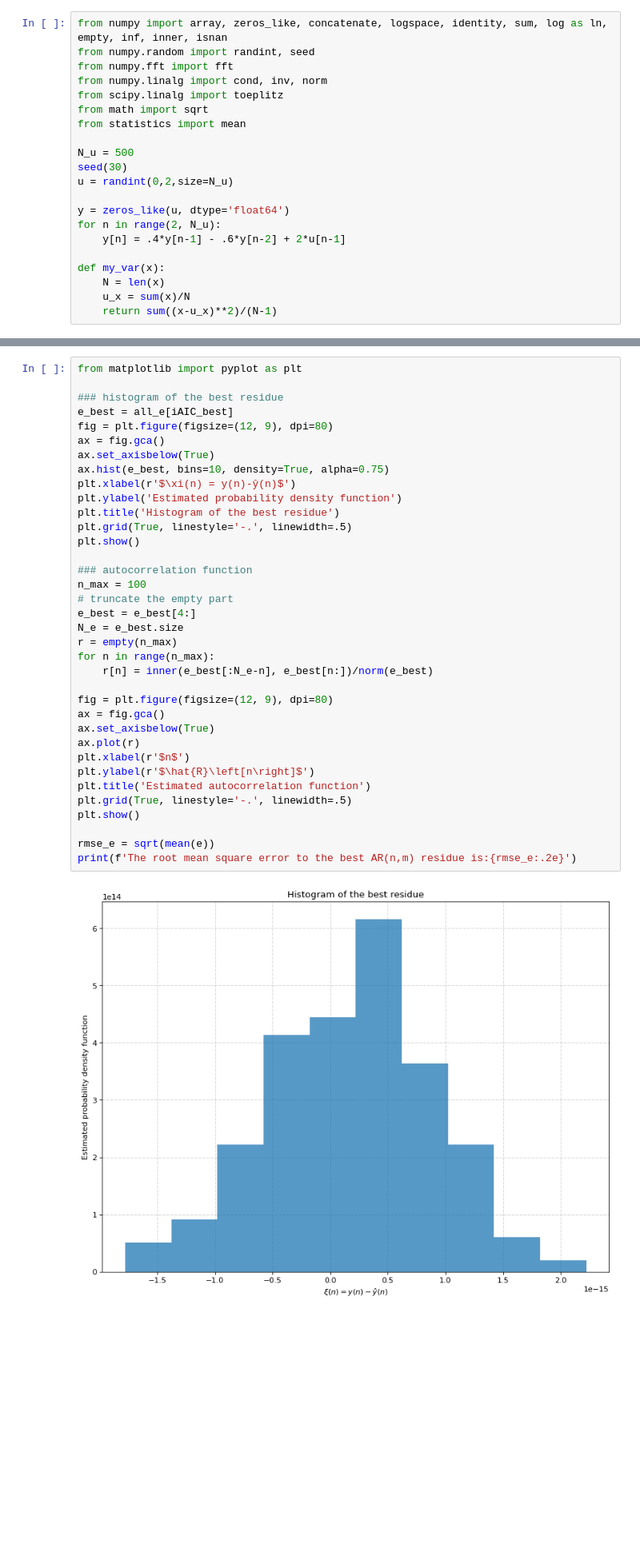
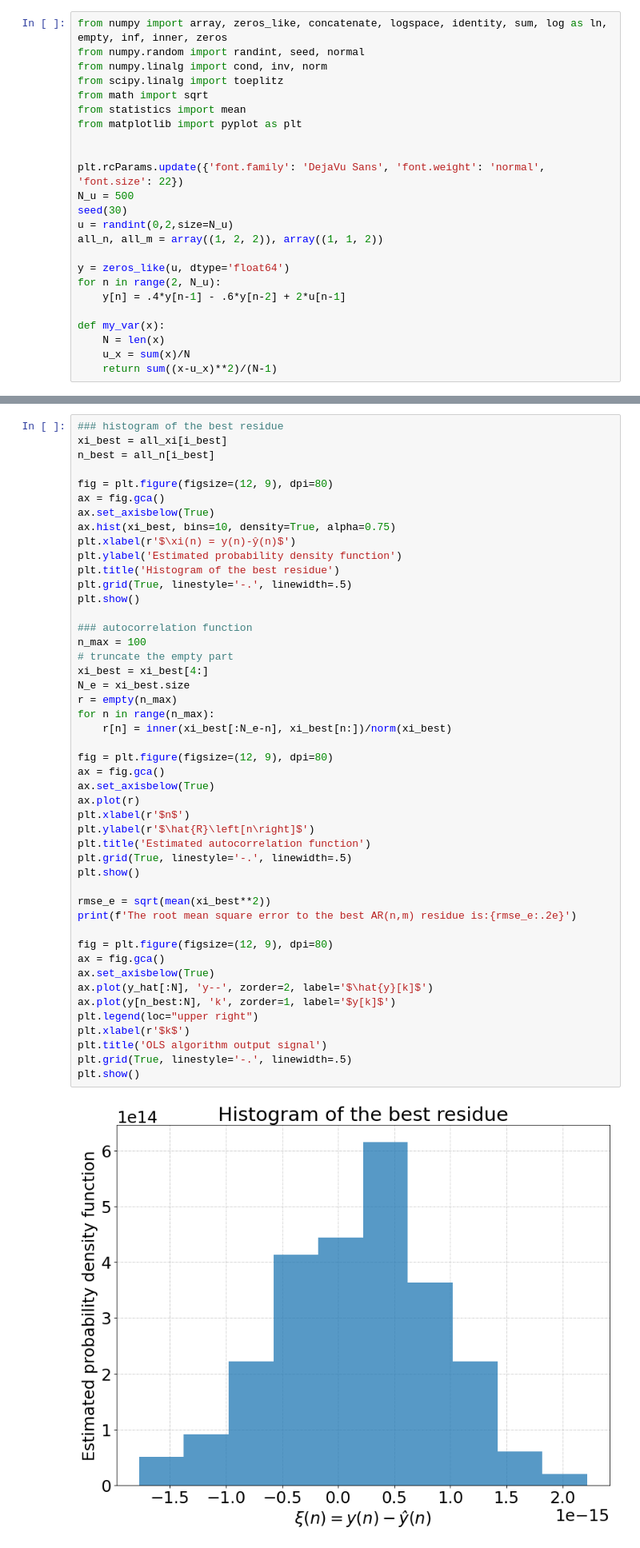
Before and after one commit to tapyu/to-rm-courses, a Jupyter notebook: identificação_de_sistemas/Projeto 3 - Identificação de Processos ARX/TC3.ipynb, the cells around one changed output, grey strips where cells are left out. Shown: that part at 80% size. Saved outputs shown, nothing was run; the diff lists cells and outputs as text; blank space fills up the shorter version.

```diff
--- a/identificação_de_sistemas/Projeto 3 - Identificação de Processos ARX/TC3.ipynb
+++ b/identificação_de_sistemas/Projeto 3 - Identificação de Processos ARX/TC3.ipynb
@@ -3,17 +3,20 @@
 
 1.1)
 # %%
-from numpy import array, zeros_like, concatenate, logspace, identity, sum, log as ln, empty, inf, inner, isnan
-from numpy.random import randint, seed
-from numpy.fft import fft
+from numpy import array, zeros_like, concatenate, logspace, identity, sum, log as ln, empty, inf, inner, zeros
+from numpy.random import randint, seed, normal
 from numpy.linalg import cond, inv, norm
 from scipy.linalg import toeplitz
 from math import sqrt
 from statistics import mean
+from matplotlib import pyplot as plt
 
+
+plt.rcParams.update({'font.family': 'DejaVu Sans', 'font.weight': 'normal', 'font.size': 22})
 N_u = 500
 seed(30)
 u = randint(0,2,size=N_u)
+all_n, all_m = array((1, 2, 2)), array((1, 1, 2))
 
 y = zeros_like(u, dtype='float64')
 for n in range(2, N_u):
@@ -87,40 +98,51 @@ Bayesian Information criterion (BIC):
 # %% [markdown]
 1.3)
 # %%
-from matplotlib import pyplot as plt
+### histogram of the best residue
+xi_best = all_xi[i_best]
+n_best = all_n[i_best]
 
-### histogram of the best residue
-e_best = all_e[iAIC_best]
 fig = plt.figure(figsize=(12, 9), dpi=80)
 ax = fig.gca()
 ax.set_axisbelow(True)
-ax.hist(e_best, bins=10, density=True, alpha=0.75)
+ax.hist(xi_best, bins=10, density=True, alpha=0.75)
 plt.xlabel(r'$\xi(n) = y(n)-ŷ(n)$')
 plt.ylabel('Estimated probability density function')
 plt.title('Histogram of the best residue')
 plt.grid(True, linestyle='-.', linewidth=.5)
 plt.show()
 
 ### autocorrelation function
 n_max = 100
 # truncate the empty part
-e_best = e_best[4:]
-N_e = e_best.size
+xi_best = xi_best[4:]
+N_e = xi_best.size
 r = empty(n_max)
 for n in range(n_max):
-    r[n] = inner(e_best[:N_e-n], e_best[n:])/norm(e_best)
+    r[n] = inner(xi_best[:N_e-n], xi_best[n:])/norm(xi_best)
 
 fig = plt.figure(figsize=(12, 9), dpi=80)
 ax = fig.gca()
 ax.set_axisbelow(True)
 ax.plot(r)
 plt.xlabel(r'$n$')
 plt.ylabel(r'$\hat{R}\left[n\right]$')
 plt.title('Estimated autocorrelation function')
 plt.grid(True, linestyle='-.', linewidth=.5)
 plt.show()
 
-rmse_e = sqrt(mean(e))
+rmse_e = sqrt(mean(xi_best**2))
 print(f'The root mean square error to the best AR(n,m) residue is:{rmse_e:.2e}')
+
+fig = plt.figure(figsize=(12, 9), dpi=80)
+ax = fig.gca()
+ax.set_axisbelow(True)
+ax.plot(y_hat[:N], 'y--', zorder=2, label='$\hat{y}[k]$')
+ax.plot(y[n_best:N], 'k', zorder=1, label='$y[k]$')
+plt.legend(loc="upper right")
+plt.xlabel(r'$k$')
+plt.title('OLS algorithm output signal')
+plt.grid(True, linestyle='-.', linewidth=.5)
+plt.show()
 # %% [output]
-[figure, old version]
+[figure, new version]
```
Also changed, not shown: parts of 6 cells of this notebook.
